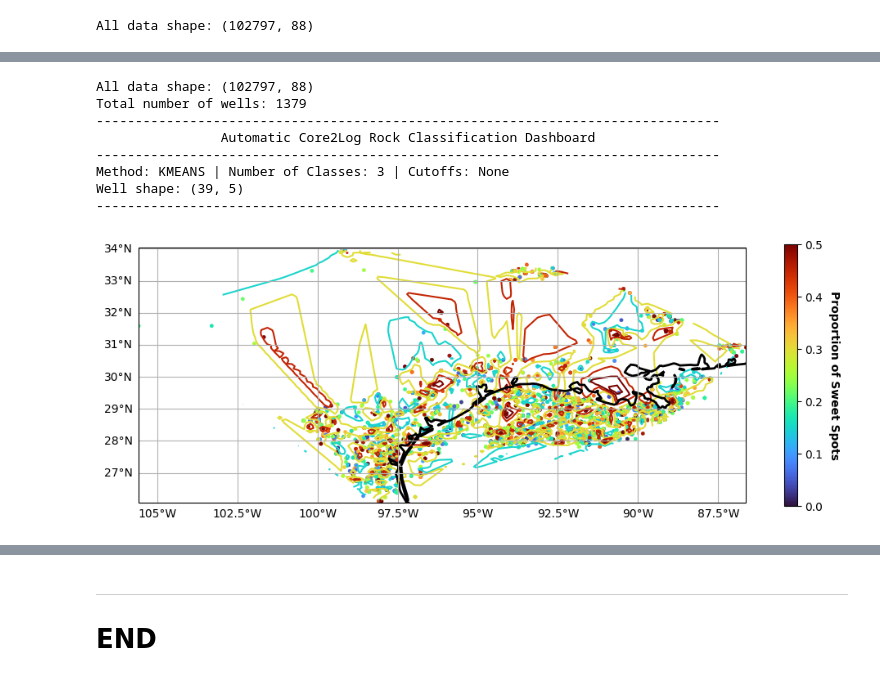
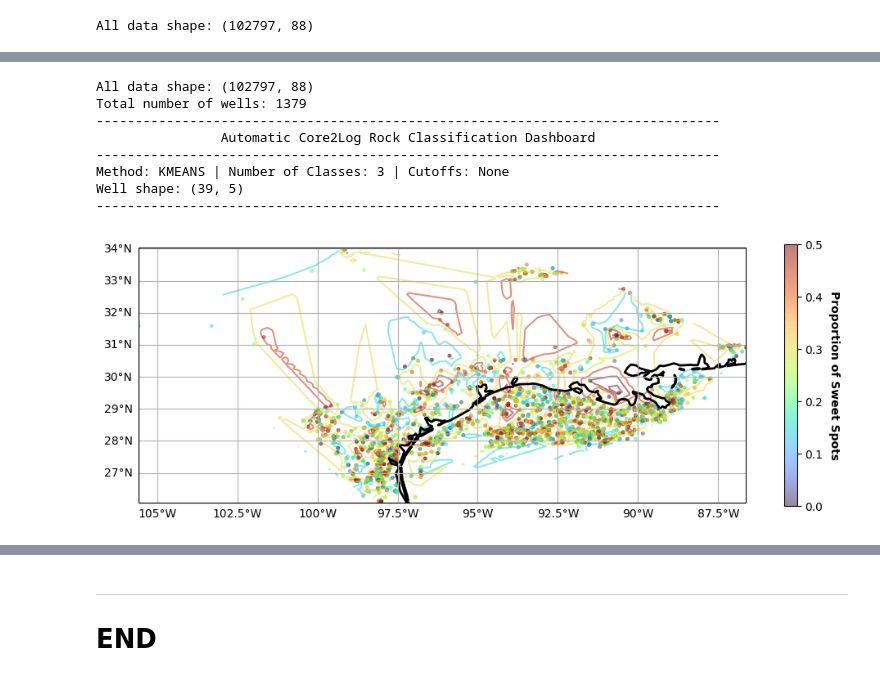
Before and after one commit to misaelmmorales/AutoPetrophysics-GOM-CCS, a Jupyter notebook: Auto_RockClassification.ipynb, the cells around one changed output, grey strips where cells are left out. Cells and saved outputs as stored; diff of their text form; code cells hidden in the pictures.

```diff
--- a/Auto_RockClassification.ipynb
+++ b/Auto_RockClassification.ipynb
@@ -106,14 +77,14 @@ Elapsed time: 8.135 seconds
 # %%
 # SPATIAL DISTRIBUTION
 # visualize the spatial distribution of sweet spots
-RockClassification().run_spatial_map()
+RockClassification().run_spatial_map(alpha=0.5)
 # %% [output]
 All data shape: (102797, 88)
 Total number of wells: 1379
 --------------------------------------------------------------------------------
                 Automatic Core2Log Rock Classification Dashboard
 --------------------------------------------------------------------------------
 Method: KMEANS | Number of Classes: 3 | Cutoffs: None
 Well shape: (39, 5)
 --------------------------------------------------------------------------------
-[figure, old version]
+[figure, new version]
```
Also changed, not shown: parts of 5 cells of this notebook, 18 other files.
